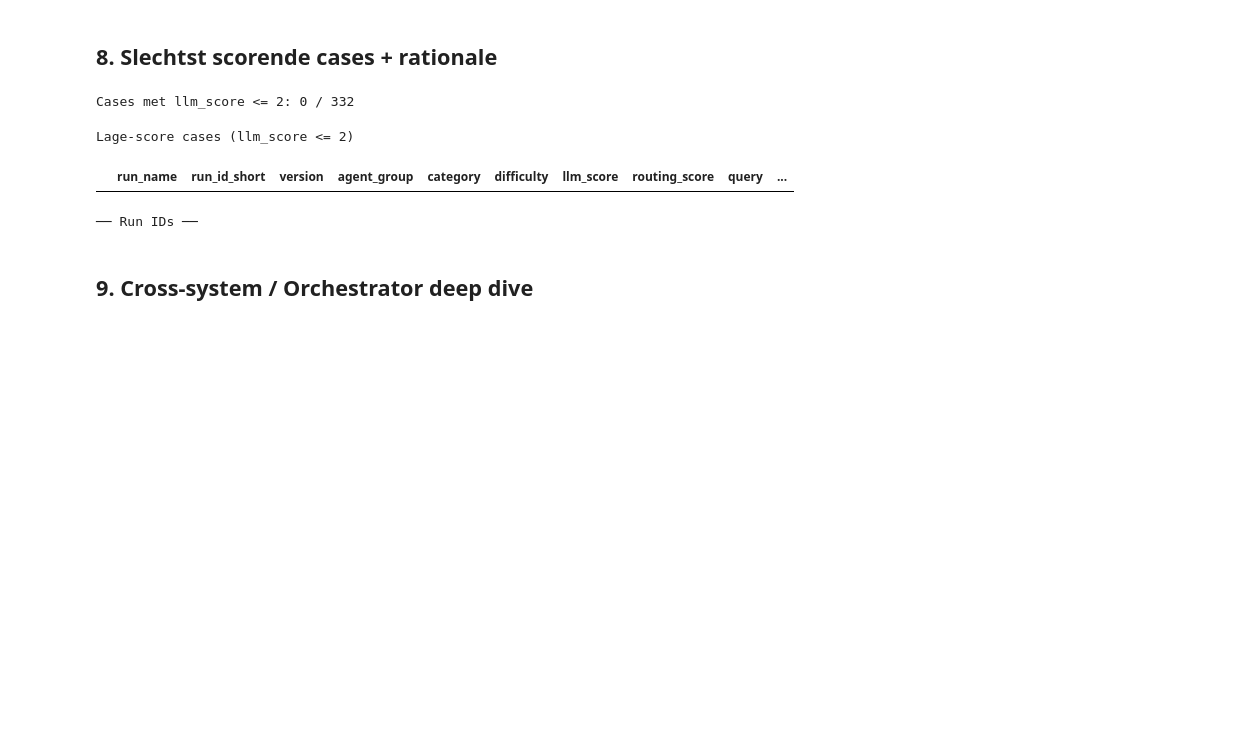
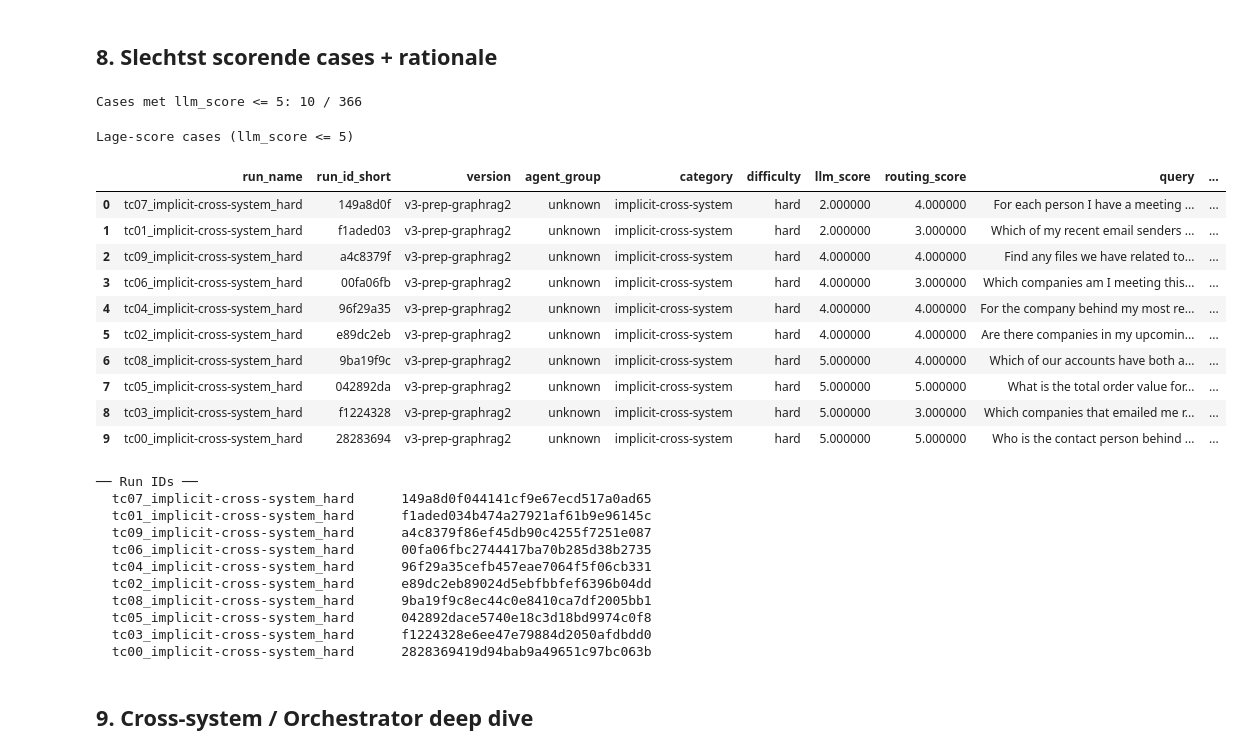
Before and after one commit to arnealb/graphxmaf, a Jupyter notebook: eval/eval_plots (1).ipynb, the cells around one changed output. Cells and saved outputs as stored; diff of their text form; code cells hidden in the pictures; blank space fills up the shorter version.

```diff
--- a/eval/eval_plots (1).ipynb
+++ b/eval/eval_plots (1).ipynb
@@ -433,9 +446,9 @@ plt.show()
 # %% [markdown]
 ## 8. Slechtst scorende cases + rationale
 # %%
-LOW_THRESHOLD = 3  # pas aan om meer/minder cases te zien
+LOW_THRESHOLD = 5  # pas aan om meer/minder cases te zien
 # VERSION = 'v1-simpler-planner-4'
-VERSION = "v2-tool-description"
+VERSION = "v3-prep-graphrag2"
 
 low = (
     df[(df['llm_score'] <= LOW_THRESHOLD) & (df['version'] == VERSION)]
@@ -449,36 +462,56 @@ low = (
 print(f'Cases met llm_score <= {LOW_THRESHOLD}: {len(low)} / {len(df)}')
 
 pd.set_option('display.max_colwidth', 120)
 pd.set_option('display.max_rows', 60)
 
 display(
     low.style
     .map(
         lambda v: 'background-color:#fee2e2' if v == 1 else
                   ('background-color:#fef9c3' if v == 2 else ''),
         subset=['llm_score', 'routing_score'],
     )
     .set_properties(**{'text-align': 'left', 'white-space': 'pre-wrap'})
     .set_caption(f'Lage-score cases (llm_score <= {LOW_THRESHOLD})')
 )
 
 # ── Volledige run_ids afdrukken ───────────────────────────────────────────────
 full_ids = (
     df[(df['llm_score'] <= LOW_THRESHOLD) & (df['version'] == VERSION)]
     .sort_values(['agent_group', 'llm_score'])
     [['run_name', 'run_id']]
     .reset_index(drop=True)
 )
 
 print('\n── Run IDs ──')
 for _, row in full_ids.iterrows():
     name = row.get('run_name') or '?'
     print(f"  {name:<35}  {row['run_id']}")
 # %% [output]
-Cases met llm_score <= 2: 0 / 332
+Cases met llm_score <= 5: 10 / 366
-Lage-score cases (llm_score <= 2)
+Lage-score cases (llm_score <= 5)
 |  | run_name | run_id_short | version | agent_group | category | difficulty | llm_score | routing_score | query | ... |
+| 0 | tc07_implicit-cross-system_hard | 149a8d0f | v3-prep-graphrag2 | unknown | implicit-cross-system | hard | 2.000000 | 4.000000 | For each person I have a meeting ... | ... |
+| 1 | tc01_implicit-cross-system_hard | f1aded03 | v3-prep-graphrag2 | unknown | implicit-cross-system | hard | 2.000000 | 3.000000 | Which of my recent email senders ... | ... |
+| 2 | tc09_implicit-cross-system_hard | a4c8379f | v3-prep-graphrag2 | unknown | implicit-cross-system | hard | 4.000000 | 4.000000 | Find any files we have related to... | ... |
+| 3 | tc06_implicit-cross-system_hard | 00fa06fb | v3-prep-graphrag2 | unknown | implicit-cross-system | hard | 4.000000 | 3.000000 | Which companies am I meeting this... | ... |
+| 4 | tc04_implicit-cross-system_hard | 96f29a35 | v3-prep-graphrag2 | unknown | implicit-cross-system | hard | 4.000000 | 4.000000 | For the company behind my most re... | ... |
+| 5 | tc02_implicit-cross-system_hard | e89dc2eb | v3-prep-graphrag2 | unknown | implicit-cross-system | hard | 4.000000 | 4.000000 | Are there companies in my upcomin... | ... |
+| 6 | tc08_implicit-cross-system_hard | 9ba19f9c | v3-prep-graphrag2 | unknown | implicit-cross-system | hard | 5.000000 | 4.000000 | Which of our accounts have both a... | ... |
+| 7 | tc05_implicit-cross-system_hard | 042892da | v3-prep-graphrag2 | unknown | implicit-cross-system | hard | 5.000000 | 5.000000 | What is the total order value for... | ... |
+| 8 | tc03_implicit-cross-system_hard | f1224328 | v3-prep-graphrag2 | unknown | implicit-cross-system | hard | 5.000000 | 3.000000 | Which companies that emailed me r... | ... |
+| 9 | tc00_implicit-cross-system_hard | 28283694 | v3-prep-graphrag2 | unknown | implicit-cross-system | hard | 5.000000 | 5.000000 | Who is the contact person behind ... | ... |
 ── Run IDs ──
+  tc07_implicit-cross-system_hard      149a8d0f044141cf9e67ecd517a0ad65
+  tc01_implicit-cross-system_hard      f1aded034b474a27921af61b9e96145c
+  tc09_implicit-cross-system_hard      a4c8379f86ef45db90c4255f7251e087
+  tc06_implicit-cross-system_hard      00fa06fbc2744417ba70b285d38b2735
+  tc04_implicit-cross-system_hard      96f29a35cefb457eae7064f5f06cb331
+  tc02_implicit-cross-system_hard      e89dc2eb89024d5ebfbbfef6396b04dd
+  tc08_implicit-cross-system_hard      9ba19f9c8ec44c0e8410ca7df2005bb1
+  tc05_implicit-cross-system_hard      042892dace5740e18c3d18bd9974c0f8
+  tc03_implicit-cross-system_hard      f1224328e6ee47e79884d2050afdbdd0
+  tc00_implicit-cross-system_hard      2828369419d94bab9a49651c97bc063b
 # %%
 # for run_id in [
 
```
Also changed, not shown: parts of 9 cells of this notebook, 54 other files.
